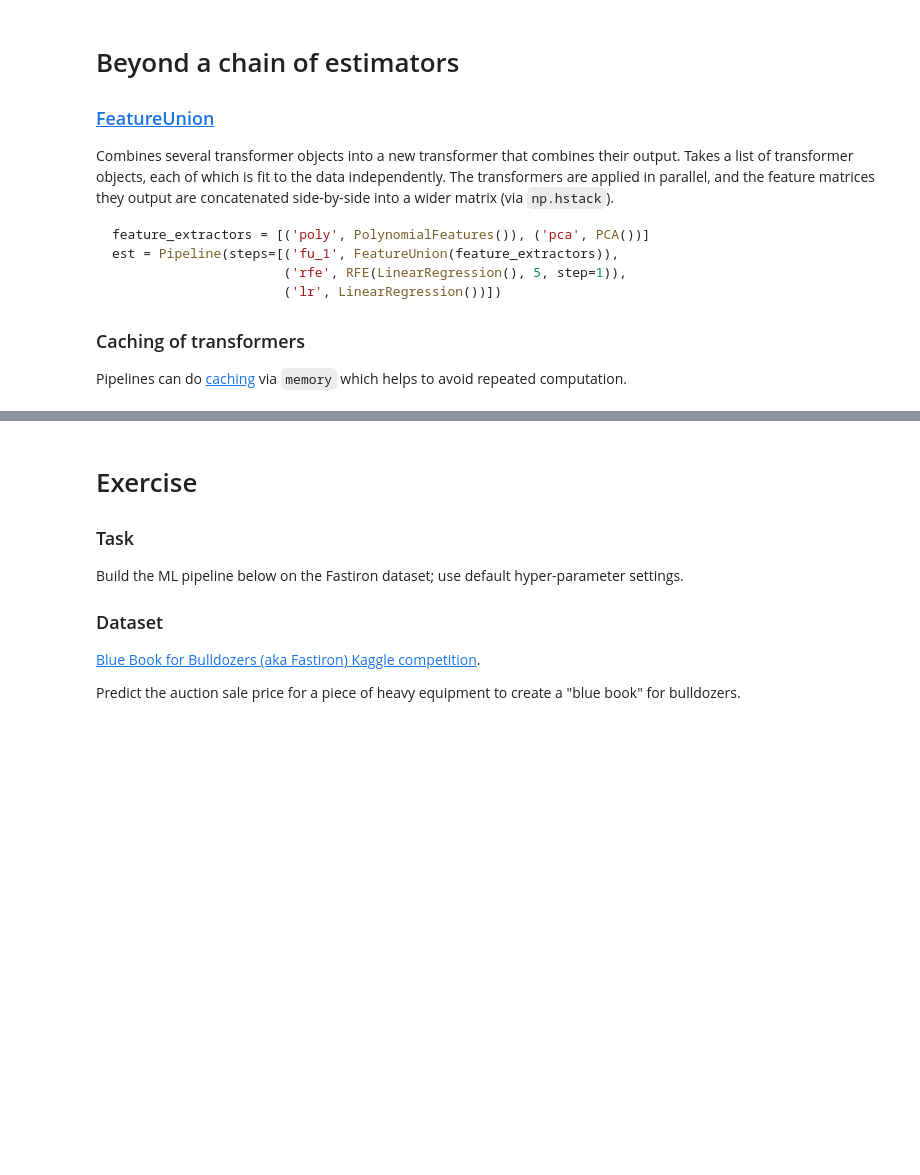
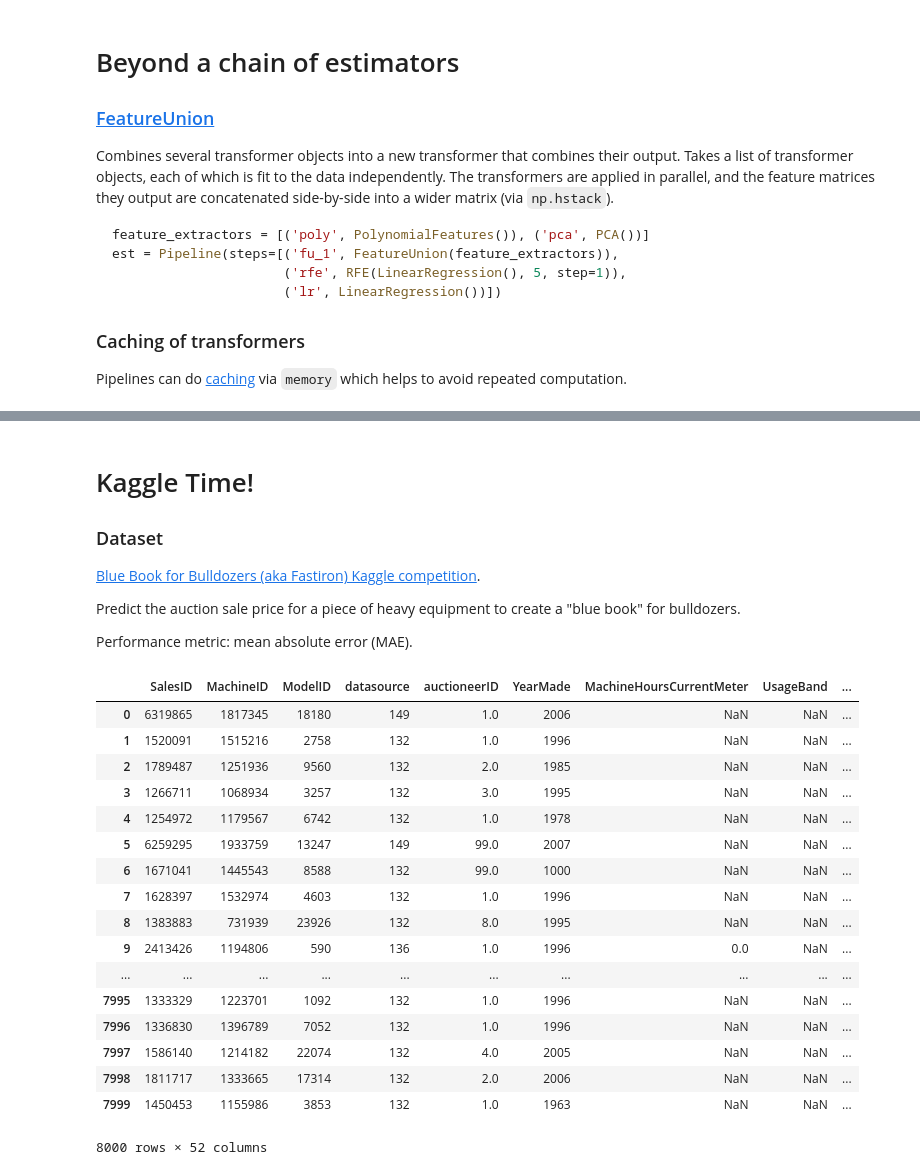
Before and after one commit to pprett/aml-class-19, a Jupyter notebook: part_2/2.1 Machine Learning Pipelines.ipynb, the cells around one changed output, grey strips where cells are left out. Drawn from its saved outputs; the diff is of its cells as text; code cells hidden in the pictures; blank space fills up the shorter version.

```diff
--- a/part_2/2.1 Machine Learning Pipelines.ipynb
+++ b/part_2/2.1 Machine Learning Pipelines.ipynb
@@ -96,12 +107,10 @@ TODO Column Transformer
 # %% [markdown]
-# Exercise
-
-### Task
-
-Build the ML pipeline below on the Fastiron dataset; use default hyper-parameter settings.
+# Kaggle Time!
 
 ### Dataset
 
 [Blue Book for Bulldozers (aka Fastiron) Kaggle competition](https://www.kaggle.com/c/bluebook-for-bulldozers/data).
 
 Predict the auction sale price for a piece of heavy equipment to create a "blue book" for bulldozers.
+
+Performance metric: mean absolute error (MAE).
@@ -107,0 +134,21 @@ Predict the auction sale price for a piece of heavy equipment to create a "blue
+# %%
+df
+# %% [output]
+|  | SalesID | MachineID | ModelID | datasource | auctioneerID | YearMade | MachineHoursCurrentMeter | UsageBand | ... |
+| 0 | 6319865 | 1817345 | 18180 | 149 | 1.0 | 2006 | NaN | NaN | ... |
+| 1 | 1520091 | 1515216 | 2758 | 132 | 1.0 | 1996 | NaN | NaN | ... |
+| 2 | 1789487 | 1251936 | 9560 | 132 | 2.0 | 1985 | NaN | NaN | ... |
+| 3 | 1266711 | 1068934 | 3257 | 132 | 3.0 | 1995 | NaN | NaN | ... |
+| 4 | 1254972 | 1179567 | 6742 | 132 | 1.0 | 1978 | NaN | NaN | ... |
+| 5 | 6259295 | 1933759 | 13247 | 149 | 99.0 | 2007 | NaN | NaN | ... |
+| 6 | 1671041 | 1445543 | 8588 | 132 | 99.0 | 1000 | NaN | NaN | ... |
+| 7 | 1628397 | 1532974 | 4603 | 132 | 1.0 | 1996 | NaN | NaN | ... |
+| 8 | 1383883 | 731939 | 23926 | 132 | 8.0 | 1995 | NaN | NaN | ... |
+| 9 | 2413426 | 1194806 | 590 | 136 | 1.0 | 1996 | 0.0 | NaN | ... |
+| ... | ... | ... | ... | ... | ... | ... | ... | ... | ... |
+| 7995 | 1333329 | 1223701 | 1092 | 132 | 1.0 | 1996 | NaN | NaN | ... |
+| 7996 | 1336830 | 1396789 | 7052 | 132 | 1.0 | 1996 | NaN | NaN | ... |
+| 7997 | 1586140 | 1214182 | 22074 | 132 | 4.0 | 2005 | NaN | NaN | ... |
+| 7998 | 1811717 | 1333665 | 17314 | 132 | 2.0 | 2006 | NaN | NaN | ... |
+| 7999 | 1450453 | 1155986 | 3853 | 132 | 1.0 | 1963 | NaN | NaN | ... |
+8000 rows × 52 columns
```
Also changed, not shown: parts of 12 cells of this notebook, 10 other files.
